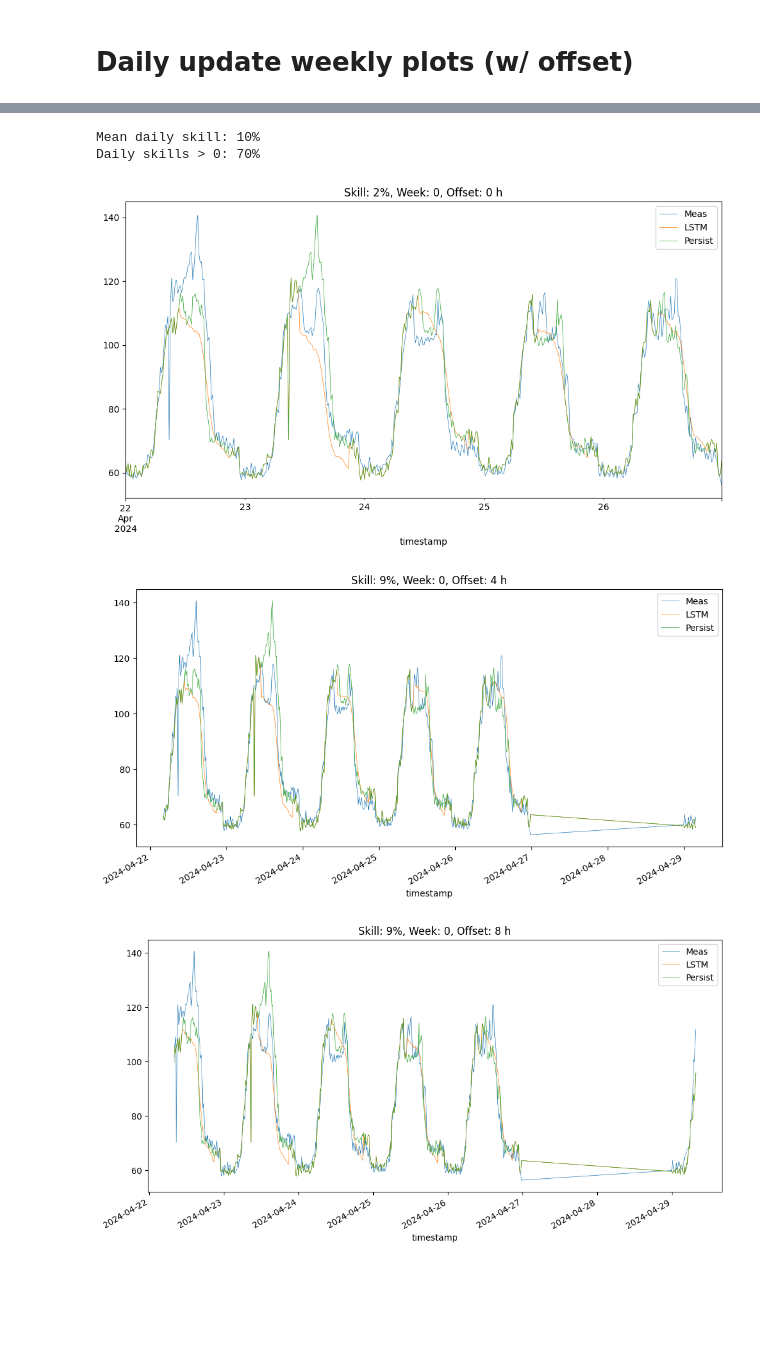
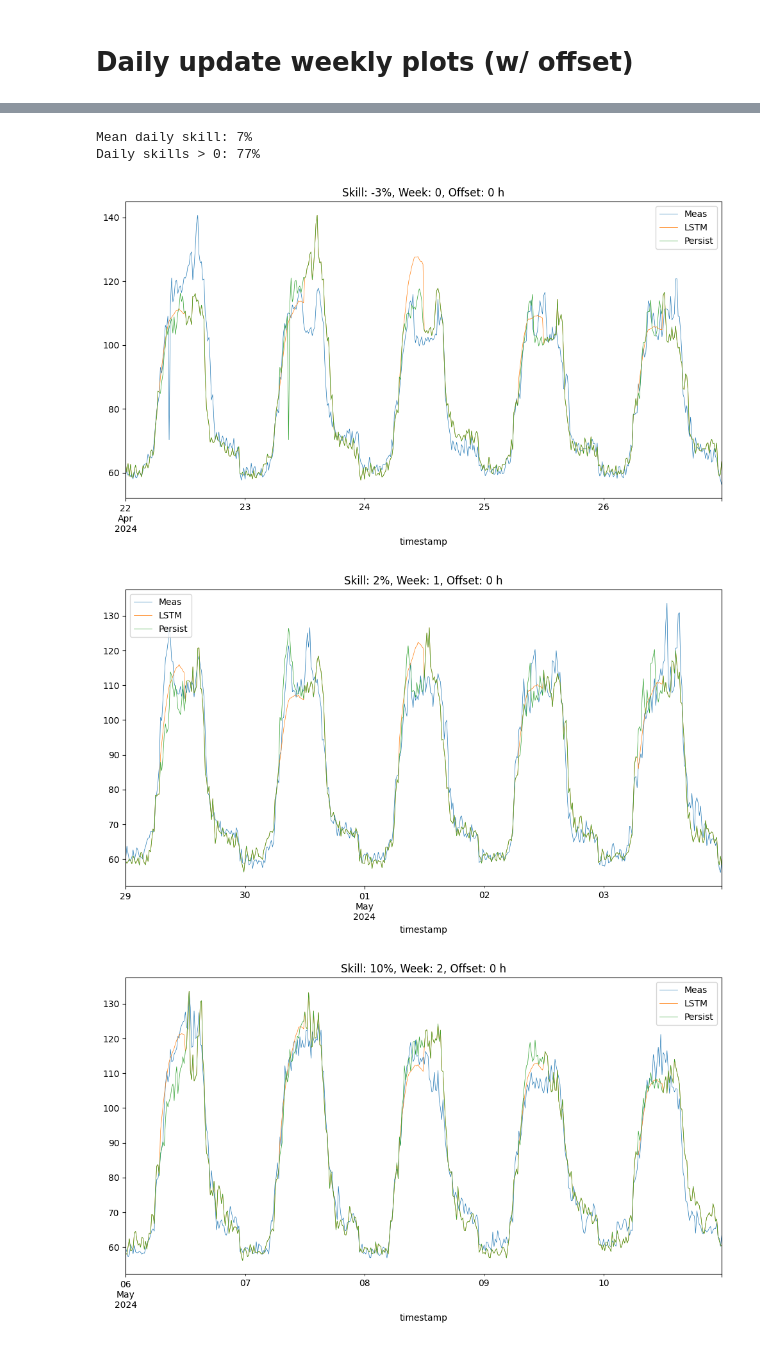
Before and after one commit to woodjmichael/NWE-System-Peak, a Jupyter notebook: analysis/errors_V3.ipynb, the cells around one changed output, grey strips where cells are left out. Saved outputs shown, nothing was run; the diff lists cells and outputs as text; code cells hidden in the pictures; blank space fills up the shorter version.

Commit message:
mean skill 7% and daily skills>0 77%

```diff
--- a/analysis/errors_V3.ipynb
+++ b/analysis/errors_V3.ipynb
@@ -52,11 +56,12 @@ pd.DataFrame(train.e_pers.values.reshape(-1,24)).plot(kind='box')
 # Forecasts
 # %%
 #filepath = '/home/mjw/Code/LSTMforecast/results/bayfield_jail-courthouse/'
-filepath = '/home/mjw/Code/LSTMforecast/results/bayfield_jail-courthouse_v1.2/'
+#filepath = '/home/mjw/Code/LSTMforecast/results/bayfield_jail-courthouse_v1.2/'
 #filepath = '/home/mjw/Code/LSTMforecast/moresultsdels/bayfield_jail-courthouse_random-search/'
 #filepath = '/home/mjw/Code/LSTMforecast/results/bayfield_jail-courthouse_random-search/'
 #filepath = '../models/bayfield_jail-courthouse_i96_o96_imf4569_rmWKEND_u128-128_d0.1-0.1/'
-df = pd.read_csv(filepath+'all_forecasts.csv',index_col=0)
+filepath = r'C:\Users\Admin\Code\LSTMforecast\results\bayfield_jail-courthouse_v1.3_rand\u48-48_d0_in48_flen6'
+df = pd.read_csv(filepath+r'\all_forecasts.csv',index_col=0)
 
 df['timestamp_update'] = pd.to_datetime(df['timestamp_update'])
 df['timestamp'] = pd.to_datetime(df['timestamp'])
@@ -87,13 +172,10 @@ df
 # %%
-pd.options.plotting.backend = 'matplotlib'
-
-h_offset = 8
+h_offset = 0
 
 skills = []
 daily_skills = []
-wk = 0
-for h_offset in [0,4,8,12]:
-#for wk in range(7):
+
+for wk in range(7):
     t0 = df['timestamp_update'].iloc[0] + pd.Timedelta(f'{h_offset}h') + wk*pd.Timedelta(f'7d')
 
     yweek = pd.DataFrame([])
@@ -108,36 +190,36 @@ for h_offset in [0,4,8,12]:
         y.iloc[:8,1] = pd.NA #y.iloc[:8,2].values
 
         #y.LSTM = y.LSTM * (y.Persist.mean() / y.LSTM.mean()) # scale by mean of persistence
 
         #h_persist = 3
         #y.loc[t:t+pd.Timedelta(hours=h_persist),'LSTM'] = y.loc[t:t+pd.Timedelta(hours=h_persist),'Persist'].values # fill in first few values of persistence
 
-        h_offpeak = list(range(11)) + list(range(21,24))
+        h_offpeak = list(range(7)) + list(range(12,24))
         y.loc[y.index.hour.isin(h_offpeak),'LSTM'] = y.loc[y.index.hour.isin(h_offpeak),'Persist'].values
 
         #new_dfplot = pd.DataFrame({ 'True':y_true.values,'LSTM':y_lstm.values,'Persist':y_pers.values},index=idx)
         yweek = pd.concat((yweek,y),axis=0)
 
         skill_mae = 1 - (y.Meas - y.LSTM).abs().mean() / (y.Meas - y.Persist).abs().mean()
         skill_mse = 1 - (y.Meas - y.LSTM).pow(2).mean() / (y.Meas - y.Persist).pow(2).mean()
         daily_skills.append(skill_mae)
 
 
     skill_mae = 1 - (yweek.Meas - yweek.LSTM).abs().mean() / (yweek.Meas - yweek.Persist).abs().mean()
     skill_mse = 1 - (yweek.Meas - yweek.LSTM).pow(2).mean() / (yweek.Meas - yweek.Persist).pow(2).mean()
 
     skills.append(skill_mae)
 
     yweek = yweek.interpolate()
 
     yweek.plot(title=f'Skill: {100*skill_mae:.0f}%, Week: {wk}, Offset: {h_offset} h',figsize=(12,6),linewidth=0.5)
 
 skills = pd.Series(daily_skills)
 print(f'Mean daily skill: {100*skills.mean():.0f}%')
 print(f"Daily skills > 0: {100*skills[skills.values>0].count()/len(skills):.0f}%")
 # %% [output]
-Mean daily skill: 10%
-Daily skills > 0: 70%
+Mean daily skill: 7%
+Daily skills > 0: 77%
-[figure, old version]
+[figure, new version]
-[figure, old version]
+[figure, new version]
-[figure, old version]
+[figure, new version]
```
Also changed, not shown: parts of 11 cells of this notebook, 4 other files.
